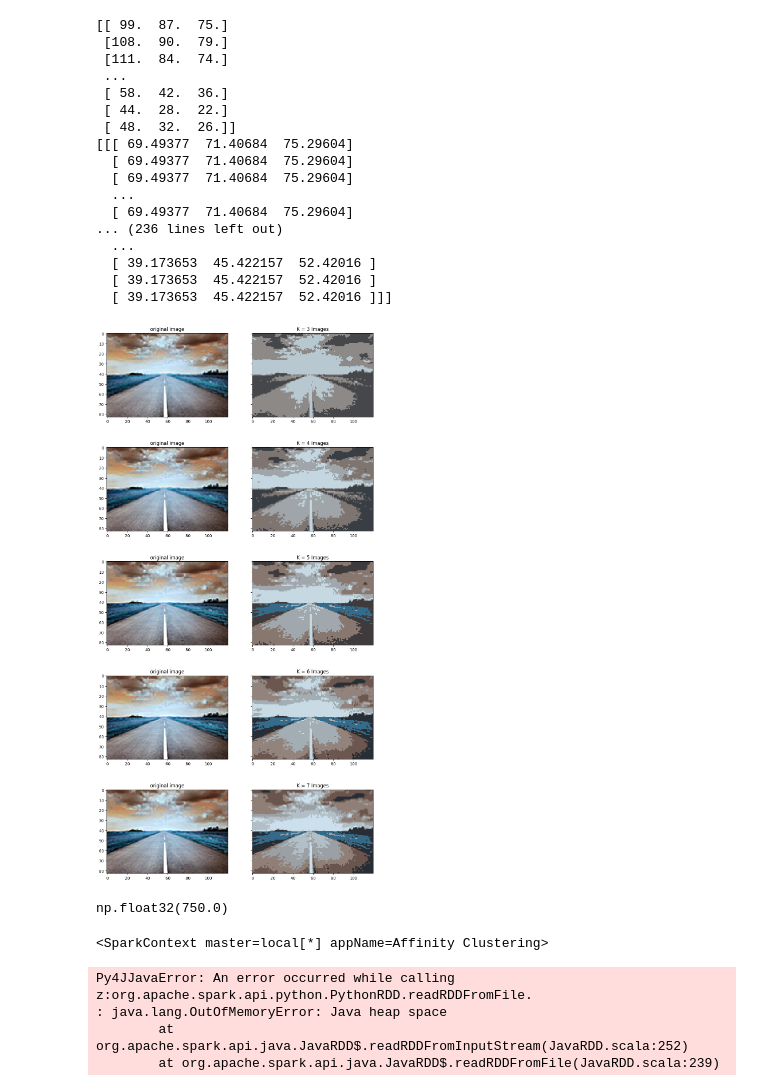
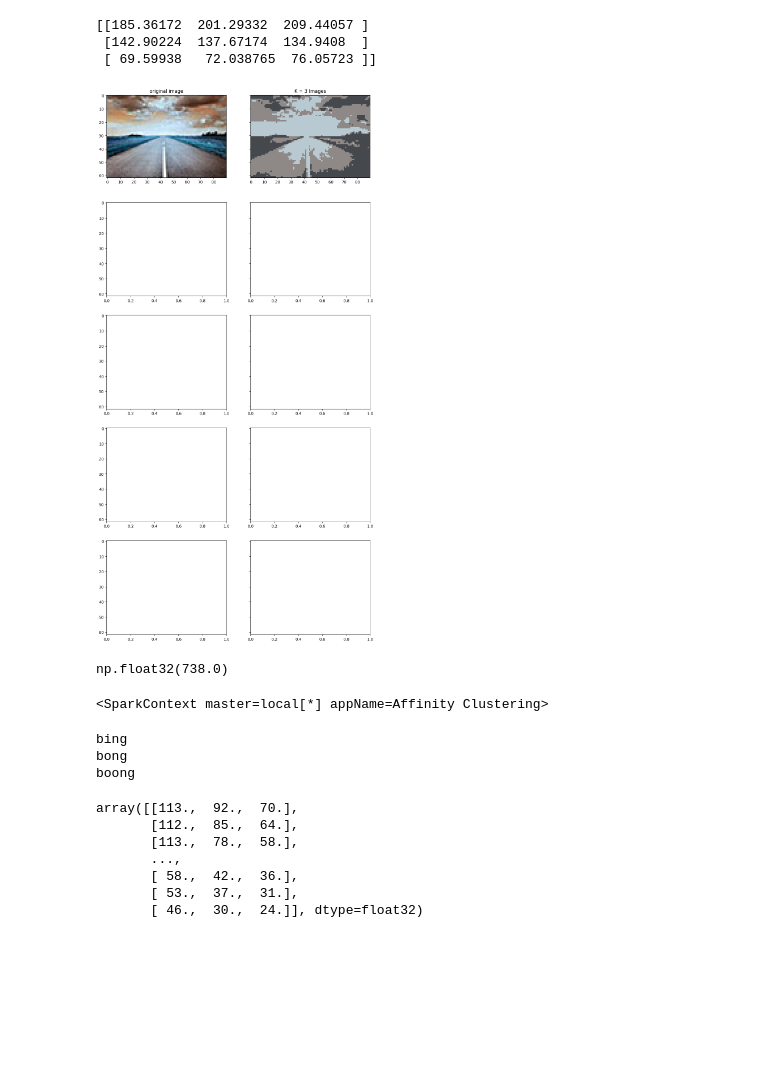
Before and after one commit to Br4ggs/2IMA35-Report-1, a Jupyter notebook: img segmentation.ipynb, the cells around one changed output. Saved outputs shown, nothing was run; the diff lists cells and outputs as text; code cells hidden in the pictures; blank space fills up the shorter version.

```diff
--- a/img segmentation.ipynb
+++ b/img segmentation.ipynb
@@ -9,7 +9,7 @@ NUM_ROUNDS = 5
 plt.rcParams["figure.figsize"] = (12, 25) #(12,50)
 
 #load in the image, collapse it from a 3d array to a 1d array of 3d points, finally convert the data to 32-bit integers
-img = cv.imread('images/road_downscaled_smollest.jpg')
+img = cv.imread('images/road_downscaled_smollestest.jpg')
 Z = img.reshape((-1, 3))
 Z = np.float32(Z)
 # Z = np.int32(Z)
@@ -28,39 +28,27 @@ plt.imshow(img)
 # %%
 fig, ax = plt.subplots(NUM_ROUNDS, 2, sharey=True)
 # print(Z)
-for i in range(NUM_ROUNDS):
+for i in range(1):
     K = i+3
 
     ret, label, center = cv.kmeans(Z, K, None, criteria, 10, cv.KMEANS_RANDOM_CENTERS)
 
-    print(center[label.flatten()].reshape((img.shape)))
+    print(center)
+    # print(center[label.flatten()].reshape((img.shape)))
+
     center = np.uint8(center)
     res = center[label.flatten()]
     res2 = res.reshape((img.shape))
 
     ax[i, 1].imshow(res2)
     ax[i, 1].set_title('K = %s Images' %K)
     ax[i, 0].imshow(img)
     ax[i, 0].set_title('original image')
 # %% [output]
-[[ 99.  87.  75.]
- [108.  90.  79.]
- [111.  84.  74.]
- ...
- [ 58.  42.  36.]
- [ 44.  28.  22.]
- [ 48.  32.  26.]]
-[[[ 69.49377  71.40684  75.29604]
-  [ 69.49377  71.40684  75.29604]
-  [ 69.49377  71.40684  75.29604]
-  ...
-  [ 69.49377  71.40684  75.29604]
-... (236 lines left out)
-  ...
-  [ 39.173653  45.422157  52.42016 ]
-  [ 39.173653  45.422157  52.42016 ]
-  [ 39.173653  45.422157  52.42016 ]]]
+[[185.36172  201.29332  209.44057 ]
+ [142.90224  137.67174  134.9408  ]
+ [ 69.59938   72.038765  76.05723 ]]
-[figure, old version]
+[figure, new version]
 # %%
 #pyspark import huppeldepup
 import math
@@ -119,7 +104,7 @@ graph = UndirectedWeightedGraph(edges, [i for i in range(len(Z))])
 # %%
 graph.weight(2, 5) #this function is super slow when using the distance_matrix instead of the edge_dictionary, no idea why
 # %% [output]
-np.float32(750.0)
+np.float32(738.0)
 # %%
 spark = (SparkSession
     .builder
@@ -274,9 +293,18 @@ def affinity_clustering(graph, steps=1):
 
     return result
 # %%
-result = affinity_clustering(graph, steps=1) #this is running into heap issues
+result = affinity_clustering(graph) #this is running into heap issues
 # %% [output]
-Py4JJavaError: An error occurred while calling z:org.apache.spark.api.python.PythonRDD.readRDDFromFile.
-: java.lang.OutOfMemoryError: Java heap space
-        at org.apache.spark.api.java.JavaRDD$.readRDDFromInputStream(JavaRDD.scala:252)
-        at org.apache.spark.api.java.JavaRDD$.readRDDFromFile(JavaRDD.scala:239)
+bing
+bong
+boong
+# %%
+Z
+# %% [output]
+array([[113.,  92.,  70.],
+       [112.,  85.,  64.],
+       [113.,  78.,  58.],
+       ...,
+       [ 58.,  42.,  36.],
+       [ 53.,  37.,  31.],
+       [ 46.,  30.,  24.]], dtype=float32)
```
Also changed, not shown: parts of 7 cells of this notebook, 1 other file.
